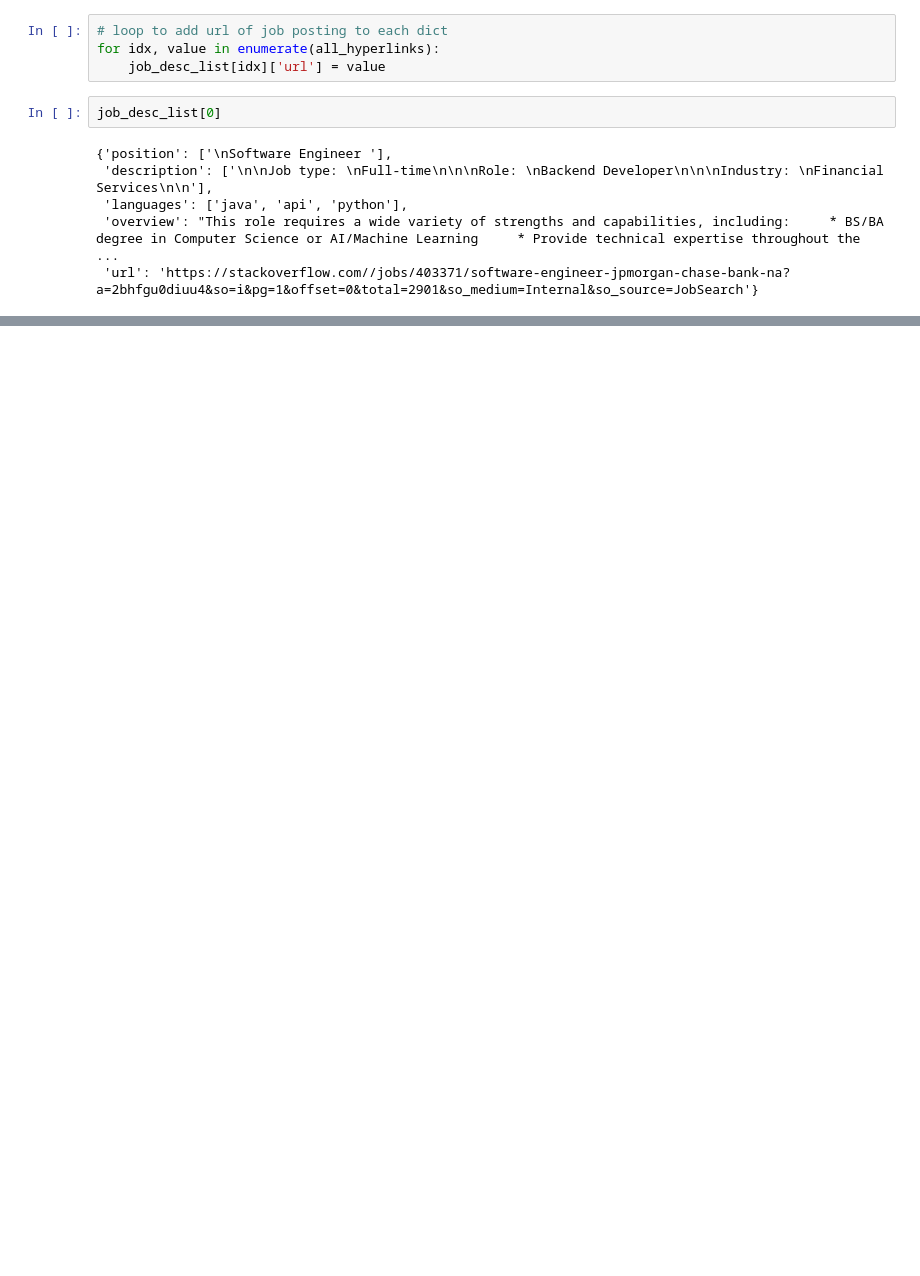
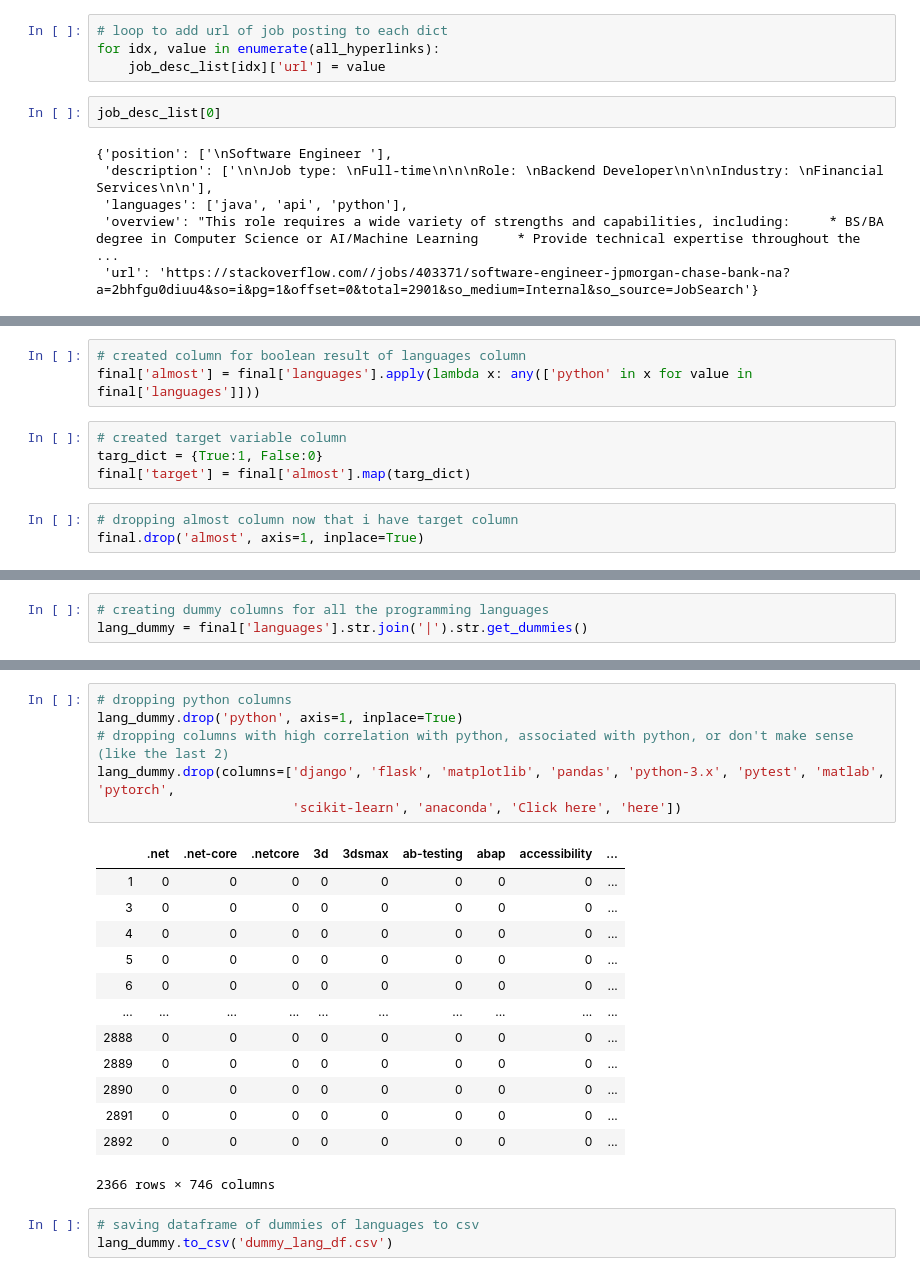
Before and after one commit to samraykhman/job_recomender, a Jupyter notebook: webscrape_json_nb.ipynb, the cells around one changed output, grey strips where cells are left out. Saved outputs shown, nothing was run; the diff lists cells and outputs as text; blank space fills up the shorter version.

Commit message:
created final csv and dummy column csv

```diff
--- a/webscrape_json_nb.ipynb
+++ b/webscrape_json_nb.ipynb
@@ -170,0 +273,10 @@ do NLP cleaning to take out /n and what not. then save to df then save to csv. t
+# %%
+# created column for boolean result of languages column
+final['almost'] = final['languages'].apply(lambda x: any(['python' in x for value in final['languages']]))
+# %%
+# created target variable column
+targ_dict = {True:1, False:0}
+final['target'] = final['almost'].map(targ_dict)
+# %%
+# dropping almost column now that i have target column
+final.drop('almost', axis=1, inplace=True)
@@ -170,0 +297,3 @@ do NLP cleaning to take out /n and what not. then save to df then save to csv. t
+# %%
+# creating dummy columns for all the programming languages
+lang_dummy = final['languages'].str.join('|').str.get_dummies()
@@ -170,0 +323,23 @@ do NLP cleaning to take out /n and what not. then save to df then save to csv. t
+# %%
+# dropping python columns
+lang_dummy.drop('python', axis=1, inplace=True)
+# dropping columns with high correlation with python, associated with python, or don't make sense (like the last 2)
+lang_dummy.drop(columns=['django', 'flask', 'matplotlib', 'pandas', 'python-3.x', 'pytest', 'matlab', 'pytorch',
+                         'scikit-learn', 'anaconda', 'Click here', 'here'])
+# %% [output]
+|  | .net | .net-core | .netcore | 3d | 3dsmax | ab-testing | abap | accessibility | ... |
+| 1 | 0 | 0 | 0 | 0 | 0 | 0 | 0 | 0 | ... |
+| 3 | 0 | 0 | 0 | 0 | 0 | 0 | 0 | 0 | ... |
+| 4 | 0 | 0 | 0 | 0 | 0 | 0 | 0 | 0 | ... |
+| 5 | 0 | 0 | 0 | 0 | 0 | 0 | 0 | 0 | ... |
+| 6 | 0 | 0 | 0 | 0 | 0 | 0 | 0 | 0 | ... |
+| ... | ... | ... | ... | ... | ... | ... | ... | ... | ... |
+| 2888 | 0 | 0 | 0 | 0 | 0 | 0 | 0 | 0 | ... |
+| 2889 | 0 | 0 | 0 | 0 | 0 | 0 | 0 | 0 | ... |
+| 2890 | 0 | 0 | 0 | 0 | 0 | 0 | 0 | 0 | ... |
+| 2891 | 0 | 0 | 0 | 0 | 0 | 0 | 0 | 0 | ... |
+| 2892 | 0 | 0 | 0 | 0 | 0 | 0 | 0 | 0 | ... |
+2366 rows × 746 columns
+# %%
+# saving dataframe of dummies of languages to csv
+lang_dummy.to_csv('dummy_lang_df.csv')
```
Also changed, not shown: parts of 39 cells of this notebook, 2 other files.
